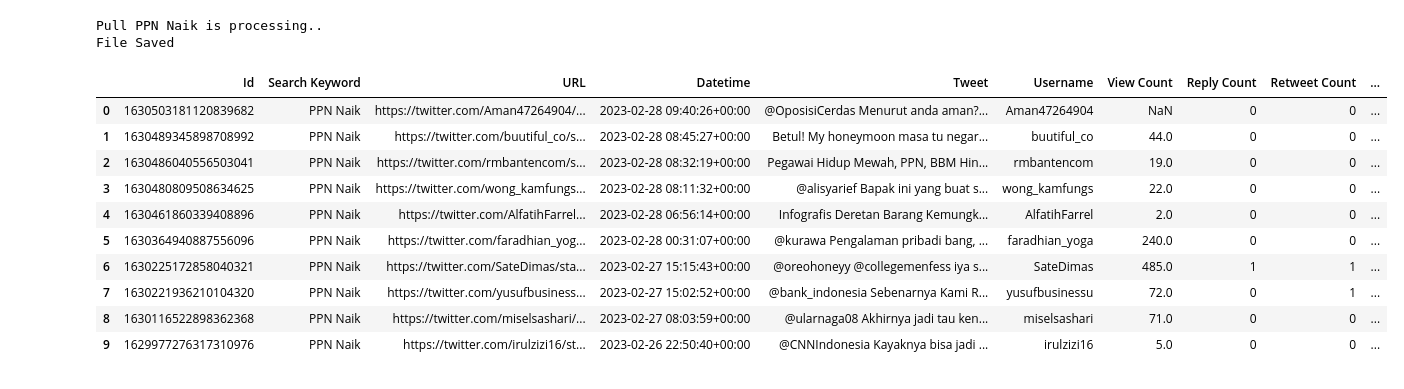
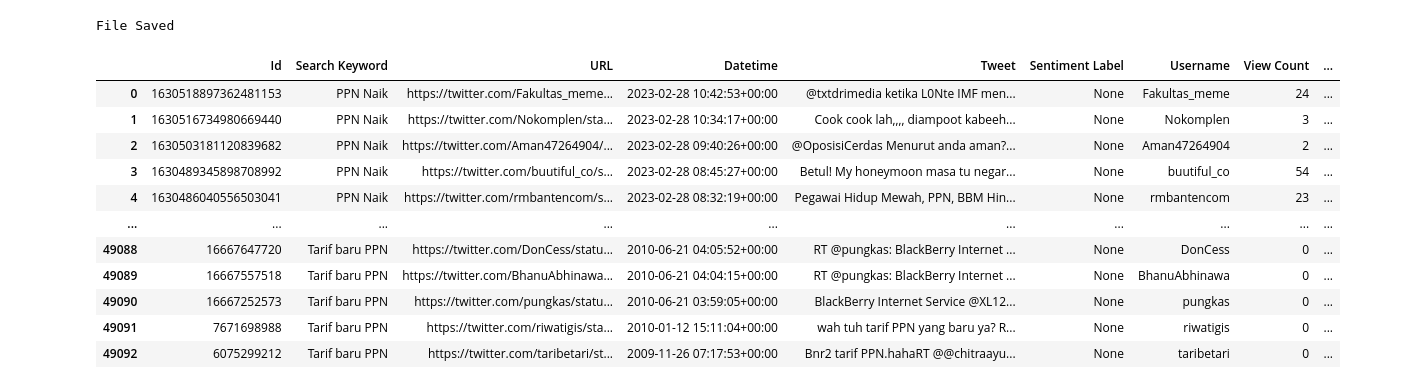
Before and after one commit to ciptakelvin/Analisis-Sentimen-Twitter-terhadap-Kenaikan-Tarif-PPN, a Jupyter notebook: data pull/tweet pull.ipynb, the cells around one changed output. Cells and saved outputs as stored; diff of their text form; code cells hidden in the pictures.

Commit message:
Labeller

```diff
--- a/data pull/tweet pull.ipynb
+++ b/data pull/tweet pull.ipynb
@@ -4,6 +4,7 @@ import tweepy
 import pandas as pd
 import os
 from datetime import datetime
+from IPython.display import clear_output
 
 
 def initialize():
@@ -22,64 +23,74 @@ def auth_handler():
     auth.set_access_token(access_token, token_secret)
     api = tweepy.API(auth, wait_on_rate_limit=True)
 
 def pull(keyword:str,limit:int)->pd.DataFrame:
     #Tweet Pull
-    print("Pull "+keyword+" is processing..")
+    print(keyword," is processing..")
+    r=_sns_pull(keyword,limit)
+    clear_output()
+    return r
 
-    return _sns_pull(keyword,limit)
-
-def _sns_pull(keyword,limit)->pd.DataFrame:
+def _sns_pull(keyword,limit):
     tweet=[]
-
     for i, t in enumerate(sns.TwitterSearchScraper(keyword).get_items()):
-
+        clear_output()
+        print(keyword," processing tweet("+str(i)+")...")
         if i>=limit:
             break;
-        sns.Tweet.
-        tweet.append([t.id,keyword,t.url,t.date,t.rawContent,t.user.username,t.viewCount,t.replyCount,t.retweetCount,t.likeCount,t.quoteCount,t.lang,t.sourceLabel,t.coordinates.latitude if t.coordinates else None,t.coordinates.longitude if t.coordinates else None,t.place.fullName if t.place else None,t.hashtags,t.inReplyToUser.username if t.inReplyToUser else None,len(t.mentionedUsers) if t.mentionedUsers else 0,[i.username for i in t.mentionedUsers] if t.mentionedUsers else None,t.user.verified])
-    return pd.DataFrame(tweet,columns=['Id','Search Keyword','URL','Datetime','Tweet','Username','View Count','Reply Count','Retweet Count','Like Count','Quote Count','Language','Source','Coordinates (Latitude)','Coordinates (Longitude)','Place','Hashtags','Reply to User','Mentioned Users Count','Mentioned Users','User Verified'])
 
-def _tweepy_pull(keyword,limit)->pd.DataFrame:
-    tweet=[]
+        tweet.append([t.id,keyword,t.url,t.date,t.rawContent,None,t.user.username,int(t.viewCount) if t.viewCount else 0,t.replyCount,t.retweetCount,t.likeCount,t.quoteCount,t.lang,t.sourceLabel,t.coordinates.latitude if t.coordinates else None,t.coordinates.longitude if t.coordinates else None,t.place.fullName if t.place else None,t.hashtags,t.inReplyToUser.username if t.inReplyToUser else None,len(t.mentionedUsers) if t.mentionedUsers else 0,[i.username for i in t.mentionedUsers] if t.mentionedUsers else None,t.user.verified,t.user.followersCount,t.user.statusesCount])
+    return pd.DataFrame(tweet,columns=['Id','Search Keyword','URL','Datetime','Tweet','Sentiment Label','Username','View Count','Reply Count','Retweet Count','Like Count','Quote Count','Language','Source','Coordinates (Latitude)','Coordinates (Longitude)','Place','Hashtags','Reply to User','Mentioned Users Count','Mentioned Users','User Verified','User Followers Count','User Statuses Count'])
 
-    for i, t in enumerate(sns.TwitterSearchScraper(keyword).get_items()):
-        if i>=limit:
-            break;
-        tw=api.get_status(t.id)._json
-        tweet.append([t.id,keyword,t.url,t.date,t.rawContent,t.user.username,t.replyCount,t.retweetCount,t.likeCount,t.quoteCount,t.lang,t.sourceLabel,t.coordinates,t.place,t.hashtags,str(t.inReplyToUser).split("/")[len(str(t.inReplyToUser).split("/"))-1],len(tw['entities']['user_mentions']),list((i['screen_name']) for i in tw['entities']['user_mentions']),tw['geo'],tw['coordinates'],tw['place'],tw['user']['verified'],tw['user']['followers_count'],tw['user']['statuses_count'],tw['user']['location'],tw['user']['created_at']])
-    return pd.DataFrame(tweet,columns=['Id','Search Keyword','URL','Datetime','Tweet','User','Reply Count','Retweet Count','Like Count','Quote Count','Language','Source','Coordinates','Place','Hashtags','Reply to (User)','Tweepy Mentioned Users Count','Tweepy Mentioned Username','Tweepy Geo','Tweepy Coordinates','Tweepy Place','Tweepy User Verified','Tweepy User Followers','Tweepy User Statuses Count','Tweepy User Location','Tweepy User Created At'])
+# def _tw_pull(keyword,limit)->pd.DataFrame:
+#     tweet=[]
+
+#     for i, t in enumerate(sns.TwitterSearchScraper(keyword).get_items()):
+#         if i>=limit:
+#             break;
+#         tw=api.get_status(t.id)._json
+#         tweet.append([t.id,keyword,t.url,t.date,t.rawContent,None,t.user.username,t.viewCount,t.replyCount,t.retweetCount,t.likeCount,t.quoteCount,t.lang,t.sourceLabel,t.coordinates.latitude if t.coordinates else None,t.coordinates.longitude if t.coordinates else None,t.place.fullName if t.place else None,t.hashtags,t.inReplyToUser.username if t.inReplyToUser else None,len(t.mentionedUsers) if t.mentionedUsers else 0,[i.username for i in t.mentionedUsers] if t.mentionedUsers else None,t.user.verified,t.user.followersCount,t.user.statusesCount])
+#     return pd.DataFrame(tweet,columns=['Id','Search Keyword','URL','Datetime','Tweet','Sentiment Label','Username','View Count','Reply Count','Retweet Count','Like Count','Quote Count','Language','Source','Coordinates (Latitude)','Coordinates (Longitude)','Place','Hashtags','Reply to User','Mentioned Users Count','Mentioned Users','User Verified','User Followers Count','User Statuses Count'])
 
 def multi_pull(data:list[pd.DataFrame])->pd.DataFrame:
     d=data[0]
     for k,i in enumerate(data):
         if k==0:
             continue
         d=pd.concat([d,i],ignore_index=True).copy()
-    print("File Saved")
     return d
 
-#Main
+#Initialization
 initialize()
 auth_handler()
 
+#Setting
 file_name="PPN Naik"
+tweet_limit=1000000000
+keywords=[
+    "PPN Naik",
+    "PPN 11%",
+    "Kenaikan PPN",
+    "Tarif baru PPN"
+]
 
-data=multi_pull([
-    pull("PPN Naik",10)
-])
+#Pull Tweet
+data=multi_pull([pull(i,tweet_limit) for i in keywords])
+
+#Save to CSV
 data.to_csv(str(datetime.now()).replace(":",".")+" "+file_name+".csv",index=False)
+print("File Saved")
 data
 # %% [output]
-Pull PPN Naik is processing..
 File Saved
-|  | Id | Search Keyword | URL | Datetime | Tweet | Username | View Count | Reply Count | Retweet Count | ... |
-| 0 | 1630503181120839682 | PPN Naik | https://twitter.com/Aman47264904/... | 2023-02-28 09:40:26+00:00 | @OposisiCerdas Menurut anda aman?... | Aman47264904 | NaN | 0 | 0 | ... |
-| 1 | 1630489345898708992 | PPN Naik | https://twitter.com/buutiful_co/s... | 2023-02-28 08:45:27+00:00 | Betul! My honeymoon masa tu negar... | buutiful_co | 44.0 | 0 | 0 | ... |
-| 2 | 1630486040556503041 | PPN Naik | https://twitter.com/rmbantencom/s... | 2023-02-28 08:32:19+00:00 | Pegawai Hidup Mewah, PPN, BBM Hin... | rmbantencom | 19.0 | 0 | 0 | ... |
-| 3 | 1630480809508634625 | PPN Naik | https://twitter.com/wong_kamfungs... | 2023-02-28 08:11:32+00:00 | @alisyarief Bapak ini yang buat s... | wong_kamfungs | 22.0 | 0 | 0 | ... |
-| 4 | 1630461860339408896 | PPN Naik | https://twitter.com/AlfatihFarrel... | 2023-02-28 06:56:14+00:00 | Infografis Deretan Barang Kemungk... | AlfatihFarrel | 2.0 | 0 | 0 | ... |
-| 5 | 1630364940887556096 | PPN Naik | https://twitter.com/faradhian_yog... | 2023-02-28 00:31:07+00:00 | @kurawa Pengalaman pribadi bang, ... | faradhian_yoga | 240.0 | 0 | 0 | ... |
-| 6 | 1630225172858040321 | PPN Naik | https://twitter.com/SateDimas/sta... | 2023-02-27 15:15:43+00:00 | @oreohoneyy @collegemenfess iya s... | SateDimas | 485.0 | 1 | 1 | ... |
-| 7 | 1630221936210104320 | PPN Naik | https://twitter.com/yusufbusiness... | 2023-02-27 15:02:52+00:00 | @bank_indonesia Sebenarnya Kami R... | yusufbusinessu | 72.0 | 0 | 1 | ... |
-| 8 | 1630116522898362368 | PPN Naik | https://twitter.com/miselsashari/... | 2023-02-27 08:03:59+00:00 | @ularnaga08 Akhirnya jadi tau ken... | miselsashari | 71.0 | 0 | 0 | ... |
-| 9 | 1629977276317310976 | PPN Naik | https://twitter.com/irulzizi16/st... | 2023-02-26 22:50:40+00:00 | @CNNIndonesia Kayaknya bisa jadi ... | irulzizi16 | 5.0 | 0 | 0 | ... |
+|  | Id | Search Keyword | URL | Datetime | Tweet | Sentiment Label | Username | View Count | ... |
+| 0 | 1630518897362481153 | PPN Naik | https://twitter.com/Fakultas_meme... | 2023-02-28 10:42:53+00:00 | @txtdrimedia ketika L0Nte IMF men... | None | Fakultas_meme | 24 | ... |
+| 1 | 1630516734980669440 | PPN Naik | https://twitter.com/Nokomplen/sta... | 2023-02-28 10:34:17+00:00 | Cook cook lah,,,, diampoot kabeeh... | None | Nokomplen | 3 | ... |
+| 2 | 1630503181120839682 | PPN Naik | https://twitter.com/Aman47264904/... | 2023-02-28 09:40:26+00:00 | @OposisiCerdas Menurut anda aman?... | None | Aman47264904 | 2 | ... |
+| 3 | 1630489345898708992 | PPN Naik | https://twitter.com/buutiful_co/s... | 2023-02-28 08:45:27+00:00 | Betul! My honeymoon masa tu negar... | None | buutiful_co | 54 | ... |
+| 4 | 1630486040556503041 | PPN Naik | https://twitter.com/rmbantencom/s... | 2023-02-28 08:32:19+00:00 | Pegawai Hidup Mewah, PPN, BBM Hin... | None | rmbantencom | 23 | ... |
+| ... | ... | ... | ... | ... | ... | ... | ... | ... | ... |
+| 49088 | 16667647720 | Tarif baru PPN | https://twitter.com/DonCess/statu... | 2010-06-21 04:05:52+00:00 | RT @pungkas: BlackBerry Internet ... | None | DonCess | 0 | ... |
+| 49089 | 16667557518 | Tarif baru PPN | https://twitter.com/BhanuAbhinawa... | 2010-06-21 04:04:15+00:00 | RT @pungkas: BlackBerry Internet ... | None | BhanuAbhinawa | 0 | ... |
+| 49090 | 16667252573 | Tarif baru PPN | https://twitter.com/pungkas/statu... | 2010-06-21 03:59:05+00:00 | BlackBerry Internet Service @XL12... | None | pungkas | 0 | ... |
+| 49091 | 7671698988 | Tarif baru PPN | https://twitter.com/riwatigis/sta... | 2010-01-12 15:11:04+00:00 | wah tuh tarif PPN yang baru ya? R... | None | riwatigis | 0 | ... |
+| 49092 | 6075299212 | Tarif baru PPN | https://twitter.com/taribetari/st... | 2009-11-26 07:17:53+00:00 | Bnr2 tarif PPN.hahaRT @@chitraayu... | None | taribetari | 0 | ... |
```
Also changed, not shown: parts of 2 cells of this notebook, 41 other files.
